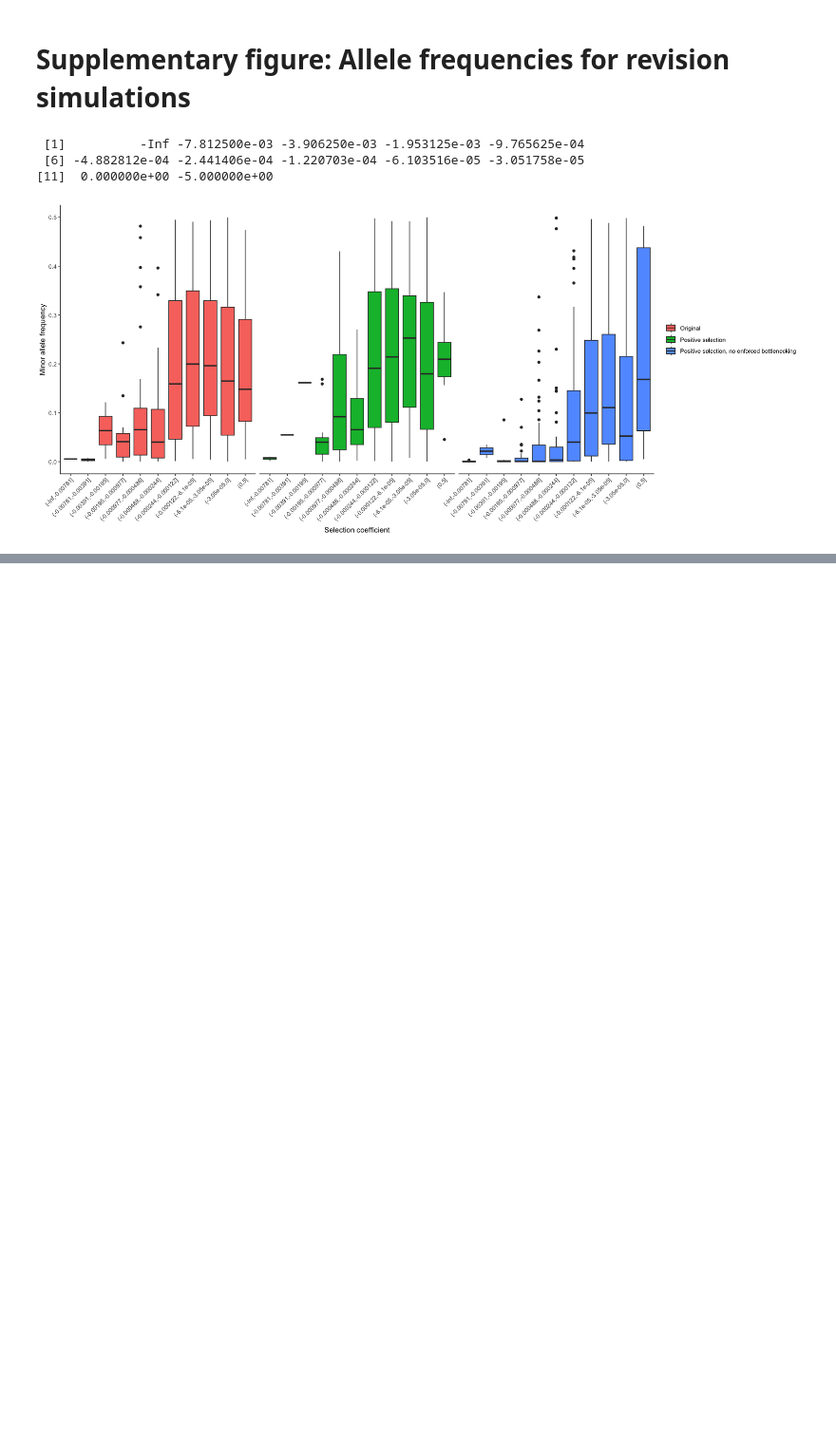
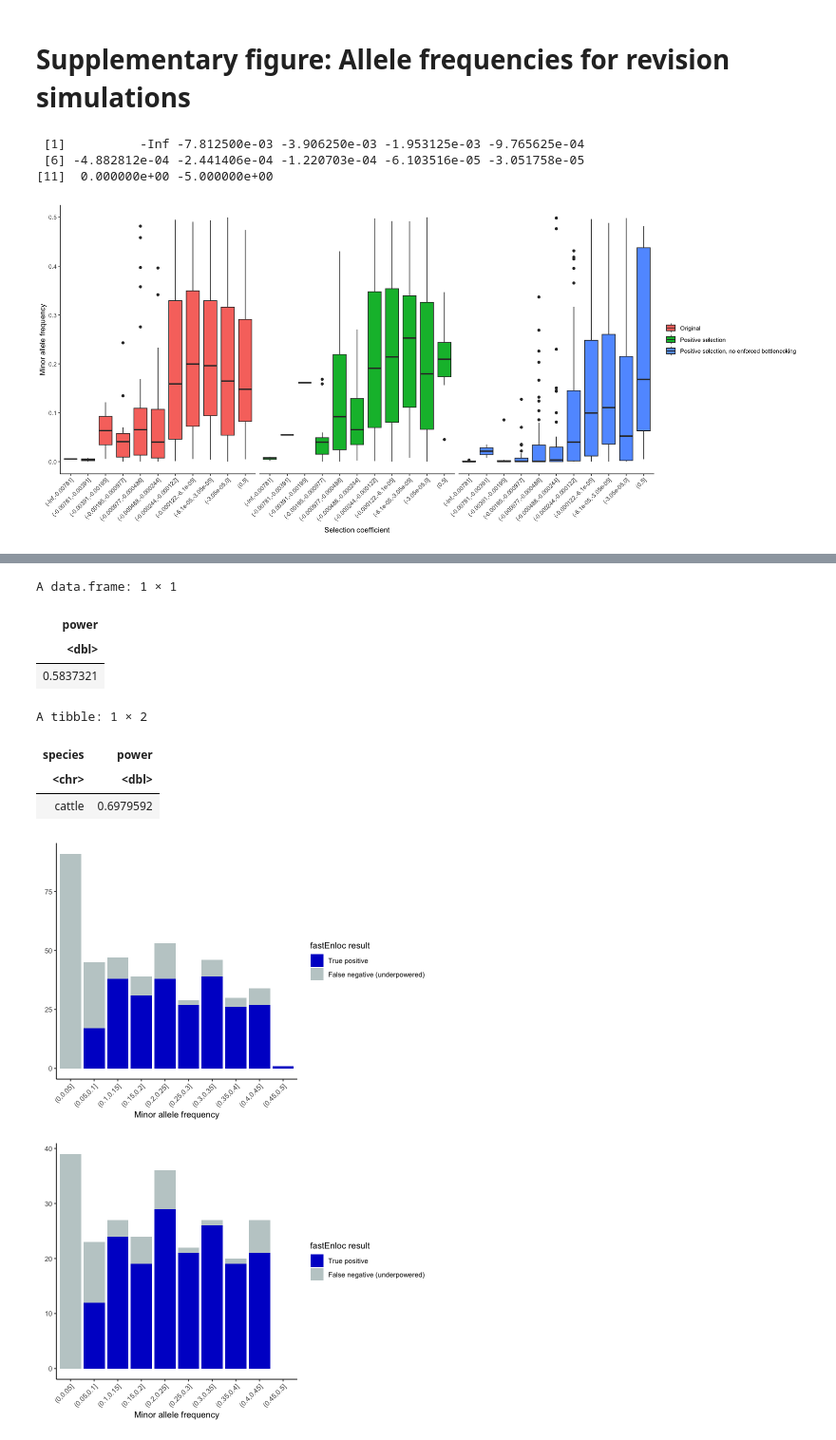
Before and after one commit to NJC12/colocalization_humans_cattle_pigs, a Jupyter notebook: figures_and_tables/figure2.ipynb, the cells around one changed output, grey strips where cells are left out. Shown at 95% size. Saved outputs shown, nothing was run; the diff lists cells and outputs as text; code cells hidden in the pictures; blank space fills up the shorter version.

```diff
--- a/figures_and_tables/figure2.ipynb
+++ b/figures_and_tables/figure2.ipynb
@@ -605,0 +693,47 @@ ggplot(aes(x = selco_bin, y = maf, fill = simulation)) + geom_boxplot() + theme_
+# %%
+fig_size(7,5)
+
+# traits %>% group_by(species) %>% summarize(power = sum(outcome == 'correct')/n())
+
+ctraits %>%
+    mutate(
+        # species = factor(species, levels=c('human', 'cattle')),
+        outcome = factor(outcome, levels = c('underpowered', 'incorrect', 'correct'))) %>%
+    filter(!is.na(maf_bin)) %>%
+ggplot(aes(x = maf_bin, fill=outcome)) + geom_bar() + theme_classic() + theme(axis.text.x = element_text(angle = 45, vjust=1, hjust=1)) +
+    # facet_wrap(~forcats::fct_rev(case_when(species=='human'~'Human (CEU) demography', species=='cattle'~'Cattle-like demography')), scale='free_y') +
+    xlab('Minor allele frequency') + labs(fill = 'fastEnloc result') + ylab(element_blank()) +
+    scale_fill_manual(
+        breaks=c('correct', 'incorrect', 'underpowered'),
+        values=c('blue3', 'lightpink3', 'azure3'),
+        labels=c('True positive', 'False positive', 'False negative (underpowered)')
+    )
+
+ctraits %>% summarize(power = sum(outcome == 'correct') / n())
+filt = filter_by_gwas_power(ctraits, 1e5, 35, 5e-8, 19930224, apply_filt=T) %>%
+    mutate(maf_bin=factor(maf_bin, levels=unique(ctraits[order(ctraits$maf), 'maf_bin'])))
+filt %>% group_by(species) %>% summarize(power = sum(outcome == 'correct')/n())
+
+filt %>%
+    mutate(
+        # species = factor(species, levels=c('human', 'cattle')),
+        outcome = factor(outcome, levels = c('underpowered', 'incorrect', 'correct'))) %>%
+ggplot(aes(x = maf_bin, fill=outcome)) + geom_bar() + theme_classic() + theme(axis.text.x = element_text(angle = 45, vjust=1, hjust=1)) +
+    # facet_wrap(~forcats::fct_rev(case_when(species=='human'~'Human (CEU) demography', species=='cattle'~'Cattle-like demography')), scale='free_y') +
+    xlab('Minor allele frequency') + labs(fill = 'fastEnloc result') + ylab(element_blank()) +
+    scale_fill_manual(
+        breaks=c('correct', 'incorrect', 'underpowered'),
+        values=c('blue3', 'lightpink3', 'azure3'),
+        labels=c('True positive', 'False positive', 'False negative (underpowered)')
+    ) + scale_x_discrete(drop=F)
+# %% [output]
+A data.frame: 1 × 1
+| power |
+| <dbl> |
+| 0.5837321 |
+A tibble: 1 × 2
+| species | power |
+| <chr> | <dbl> |
+| cattle | 0.6979592 |
+[figure, added]
+[figure, added]
```
Also changed, not shown: parts of 7 cells of this notebook, 1 other file.
